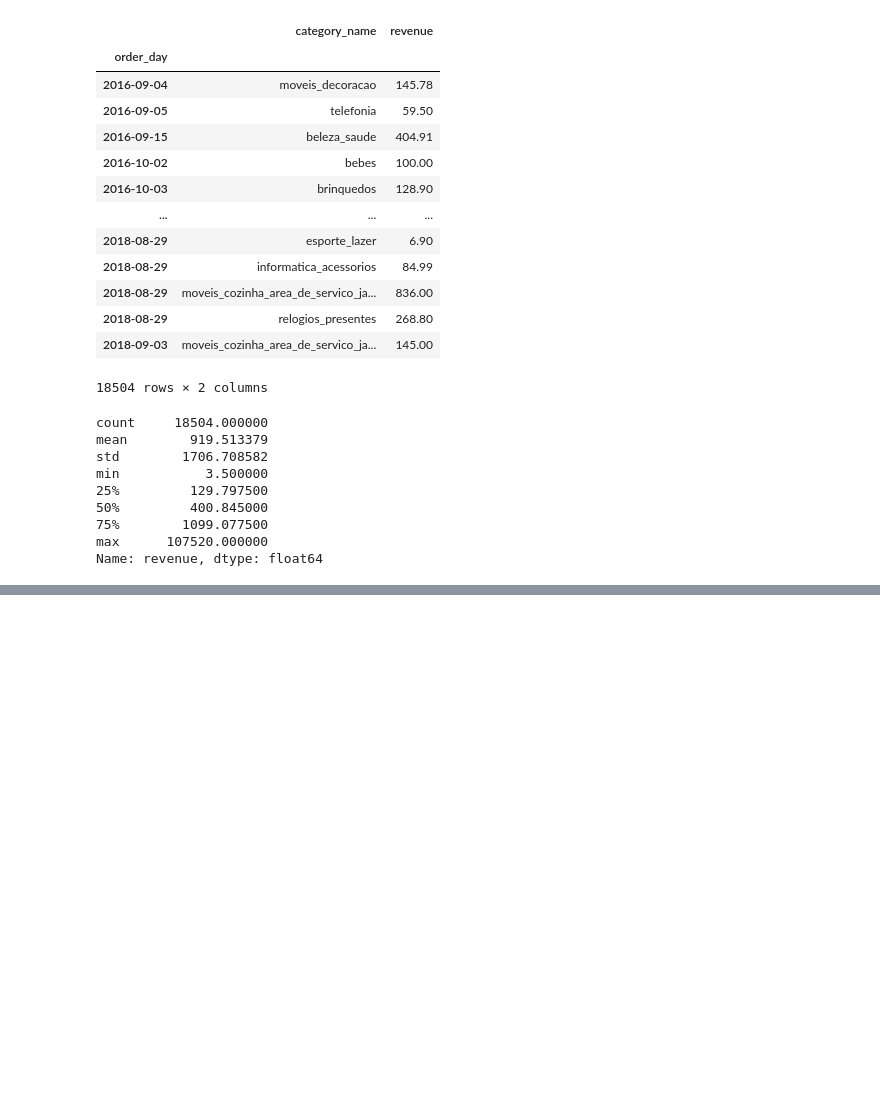
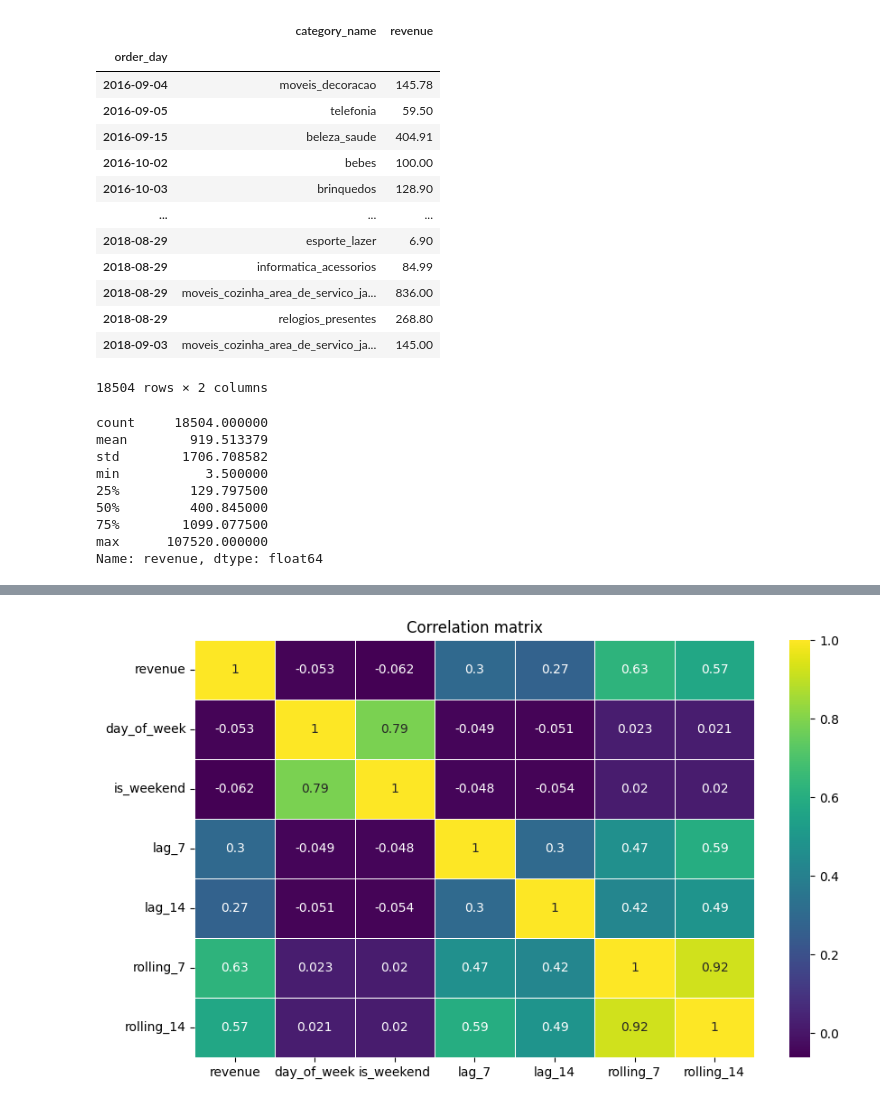
Before and after one commit to ferrettijaime-cmd/Professional_portfolio, a Jupyter notebook: Olist_Machine_Learning/Scripts Python/Machine_Learning_models2.ipynb, the cells around one changed output, grey strips where cells are left out. Saved outputs shown, nothing was run; the diff lists cells and outputs as text; code cells hidden in the pictures; blank space fills up the shorter version.

```diff
--- a/Olist_Machine_Learning/Scripts Python/Machine_Learning_models2.ipynb
+++ b/Olist_Machine_Learning/Scripts Python/Machine_Learning_models2.ipynb
@@ -143,0 +159,13 @@ top_10.plot(kind='barh', color='purple').invert_yaxis()
+# %%
+analysis_df["day_of_week"] = analysis_df.index.day_of_week
+analysis_df["is_weekend"] = (analysis_df.index.day_of_week >=5).astype(int)
+analysis_df["lag_7"] = analysis_df.groupby("category_name")["revenue"].shift(7)
+analysis_df["lag_14"] = analysis_df.groupby("category_name")["revenue"].shift(14)
+
+analysis_df["rolling_7"] = (analysis_df.groupby("category_name")["revenue"]
+                            .transform(lambda x: x.rolling(7).mean())
+                            )
+
+analysis_df["rolling_14"] = (analysis_df.groupby("category_name")["revenue"]
+                             .transform(lambda x: x.rolling(14).mean())
+                             )
@@ -143,0 +189,2 @@ top_10.plot(kind='barh', color='purple').invert_yaxis()
+# %%
+analysis_df.dropna(inplace=True)
@@ -143,0 +221,14 @@ top_10.plot(kind='barh', color='purple').invert_yaxis()
+# %%
+import seaborn as sns
+
+numeric_df = analysis_df.select_dtypes(include="number")
+plt.figure(figsize=(10,6))
+sns.heatmap(numeric_df.corr(),
+            annot=True,
+            cmap="viridis",
+            linewidths=0.5)
+plt.title("Correlation matrix")
+
+plt.show()
+# %% [output]
+[figure, added]
```
Also changed, not shown: parts of 34 cells of this notebook.
